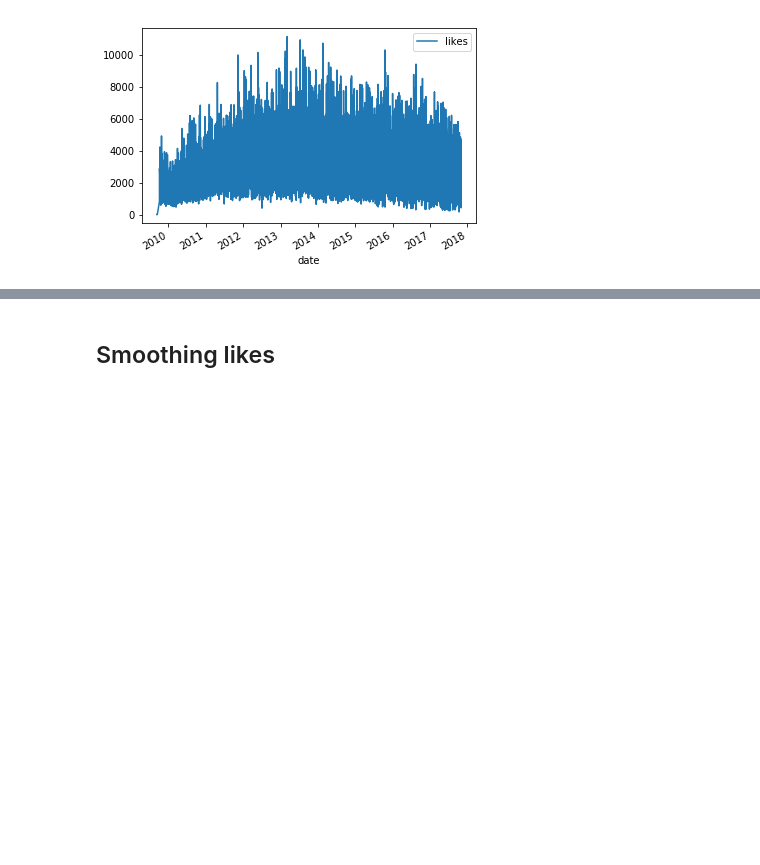
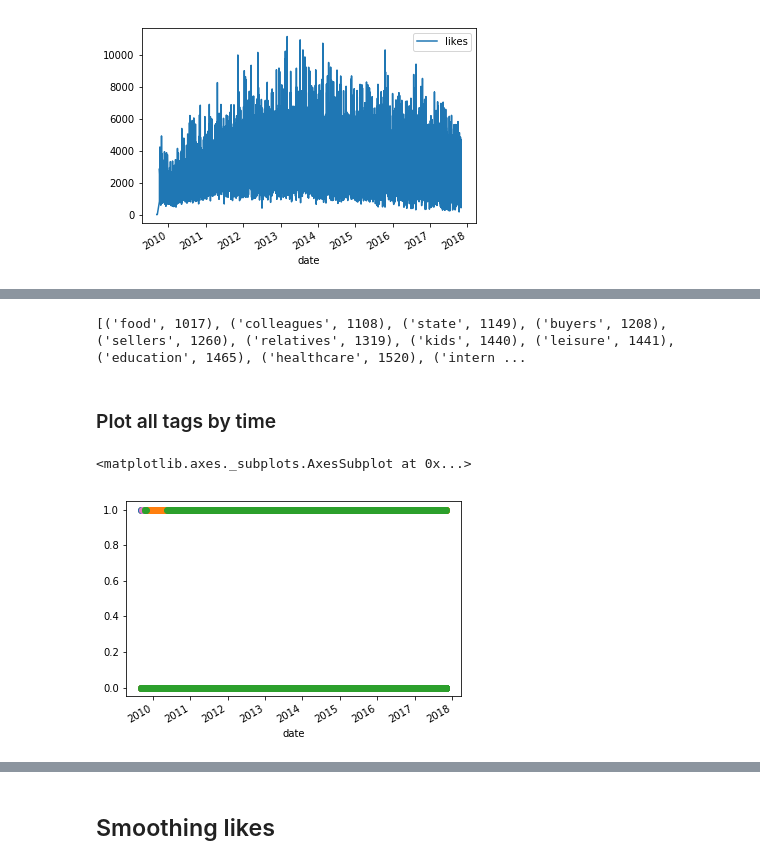
Before and after one commit to alexeyqu/zadolbali_corpus, a Jupyter notebook: timeseries/timeseries.ipynb, the cells around one changed output, grey strips where cells are left out. Cells and saved outputs as stored; diff of their text form; code cells hidden in the pictures; blank space fills up the shorter version.

Commit message:
some charts with ts on tags

```diff
--- a/timeseries/timeseries.ipynb
+++ b/timeseries/timeseries.ipynb
@@ -11,7 +15,7 @@ import matplotlib.pyplot as plt
 # %%
 names = ['id', 'date', 'tags', 'likes']
 dtypes = {'id': 'int', 'date': 'str', 'col3': 'str', 'likes': 'int'}
-df = pd.read_csv('data.csv', header=None, names=names, dtype=dtypes, parse_dates=['date'])
+df = pd.read_csv('data.csv', header=None, sep='\t', names=names, dtype=dtypes, parse_dates=['date'])
 # %%
 df.head()
 # %% [output]
@@ -28,0 +36,12 @@ df.plot(x='date', y='likes')
+# %%
+all_tags = list(set(tag for tags in df['tags'] for tag in tags.split()))
+columns = ['id', 'date', 'likes'] + sorted(all_tags)
+# %%
+df_tags = pd.DataFrame(columns=columns)
+# %%
+for index, row in tqdm(df.iterrows()):
+    df_tags.loc[index] = [row['id'], row['date'], row['likes']] + [0] * len(all_tags)
+    for tag in row['tags'].split():
+        df_tags.at[index, tag] = 1
+#     if index > 10:
+#         break
@@ -28,0 +58,19 @@ df.plot(x='date', y='likes')
+# %%
+tags_sorted = []
+for tag in all_tags:
+    tags_sorted.append((tag, df_tags[tag].sum()))
+
+tags_sorted.sort(key=lambda x: x[1])
+
+print(tags_sorted[-15:])
+
+tags_frequent = [tag[0] for tag in tags_sorted[-15:]]
+# %% [output]
+[('food', 1017), ('colleagues', 1108), ('state', 1149), ('buyers', 1208), ('sellers', 1260), ('relatives', 1319), ('kids', 1440), ('leisure', 1441), ('education', 1465), ('healthcare', 1520), ('intern ...
+# %% [markdown]
+### Plot all tags by time
+# %%
+df_tags.plot(x='date', y=all_tags, style='o', legend=False)
+# %% [output]
+<matplotlib.axes._subplots.AxesSubplot at 0x...>
+[figure, added]
```
Also changed, not shown: parts of 13 cells of this notebook.
